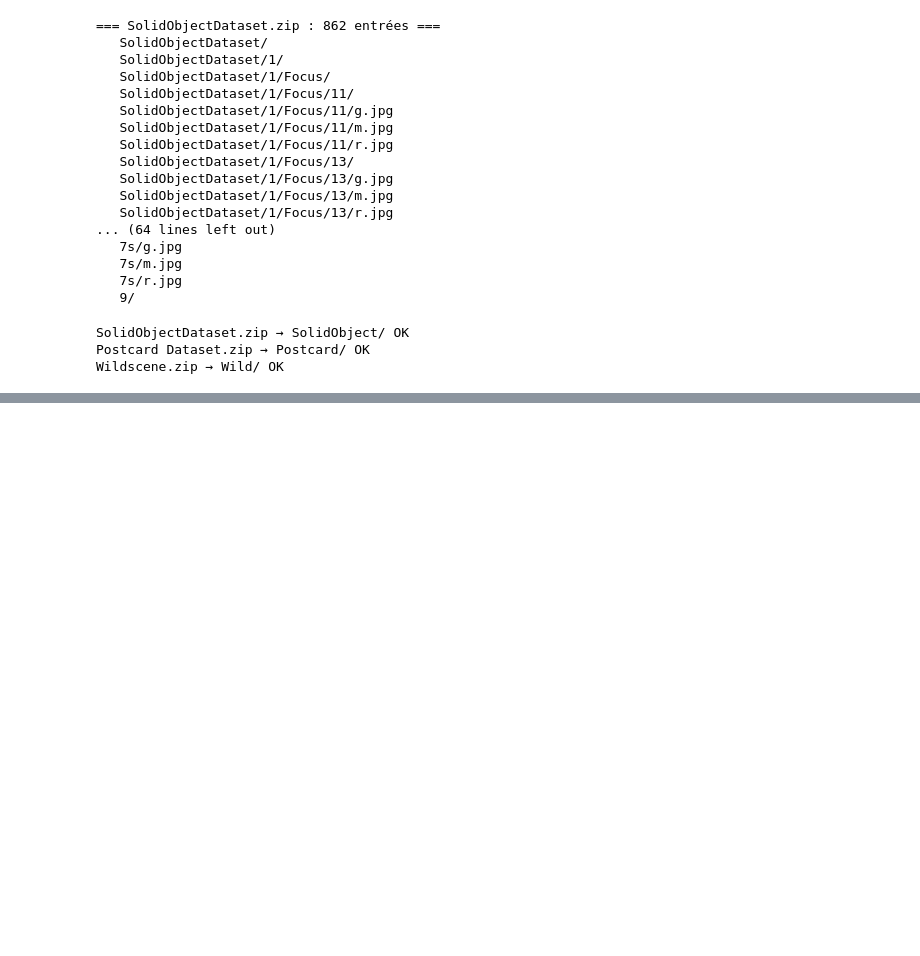
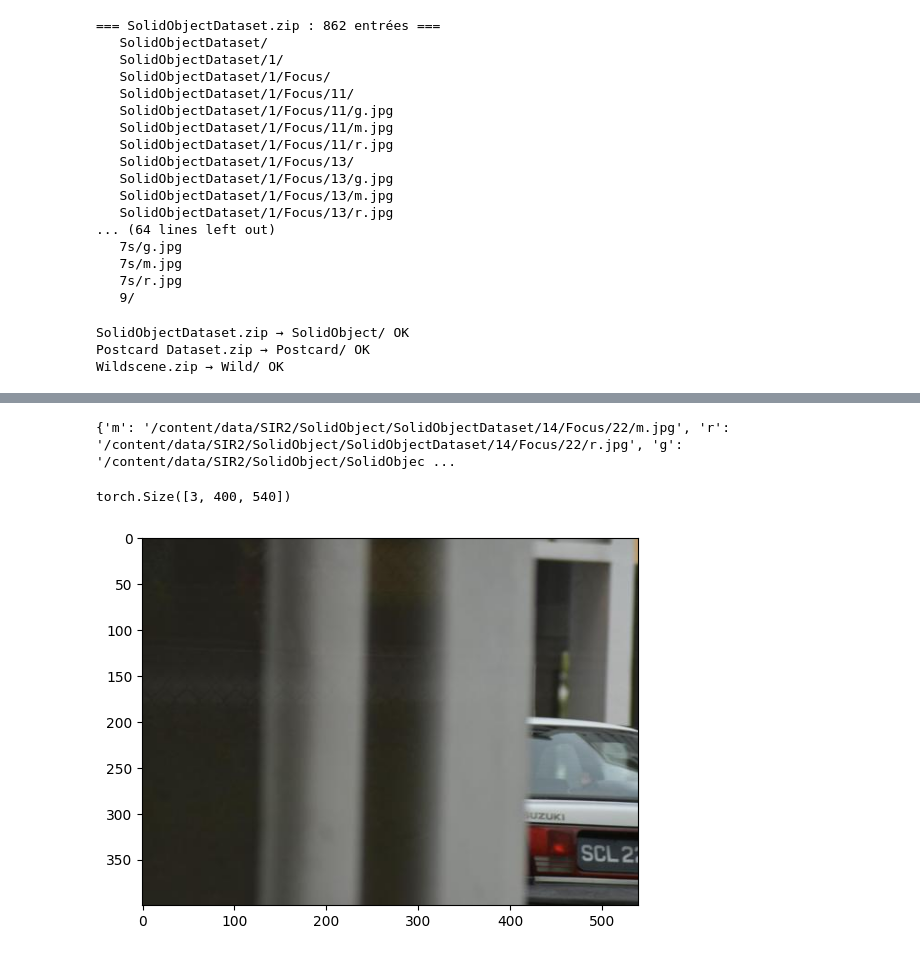
Before and after one commit to TheTrigun99/ProjectsDL, a Jupyter notebook: codingpapers/dataset.ipynb, the cells around one changed output, grey strips where cells are left out. Saved outputs shown, nothing was run; the diff lists cells and outputs as text; code cells hidden in the pictures; blank space fills up the shorter version.

```diff
--- a/codingpapers/dataset.ipynb
+++ b/codingpapers/dataset.ipynb
@@ -96,12 +96,12 @@ for dirpath, dirnames, filenames in os.walk(base):
-# %%
-def det_role(str):
-    if "r" in str:
-        return "r"
-    elif "m" in str:
-        return "m"
-    else:
-        return "g"
 # %%
+def det_role(str):
+    if "r." in str or "-r" in str:
+        return "r"
+    elif "m." in str or "-m" in str :
+        return "m"
+    else:
+        return "g"
+
 def build_index(subset_root):
     """
     input: str
@@ -116,5 +116,22 @@ def build_index(subset_root):
     return dico
 
 
-# index = build_index(base)
-# print(index[15])
+index = build_index(base)
+print(index[15])
+# %% [output]
+{'m': '/content/data/SIR2/SolidObject/SolidObjectDataset/14/Focus/22/m.jpg', 'r': '/content/data/SIR2/SolidObject/SolidObjectDataset/14/Focus/22/r.jpg', 'g': '/content/data/SIR2/SolidObject/SolidObjec ...
+# %%
+import random
+n  = random.randint(0, len(index)-1)
+dic_i = index[n]
+r, m, g = decode_image(dic_i["r"]), decode_image(dic_i['m']), decode_image(dic_i['g'])
+print(r.shape)
+# %% [output]
+torch.Size([3, 400, 540])
+# %%
+y = m.detach().float().cpu()
+y = y.permute(1,2,0).numpy().astype(np.uint8)
+plt.imshow(y)
+plt.show()
+# %% [output]
+[figure, added]
```
Also changed, not shown: parts of 12 cells of this notebook, 2 other files.
